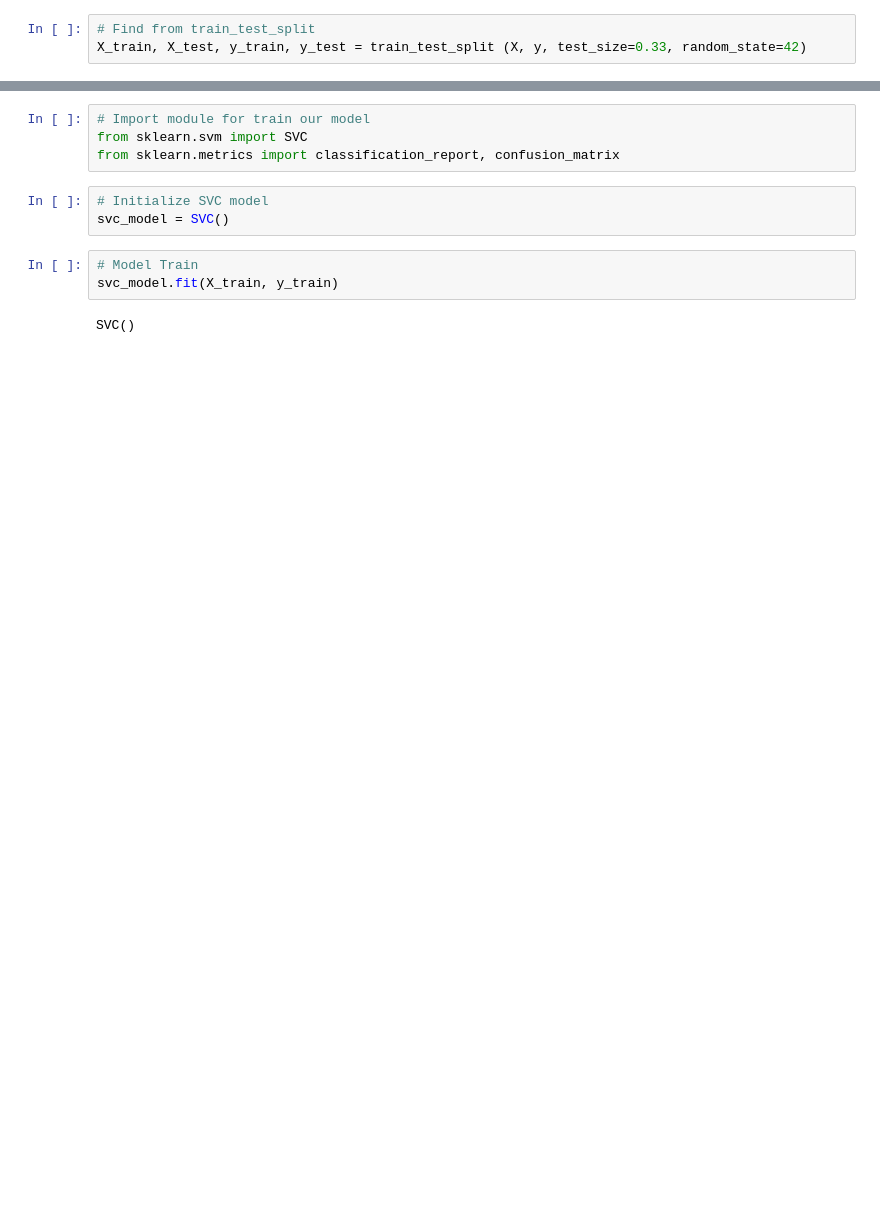
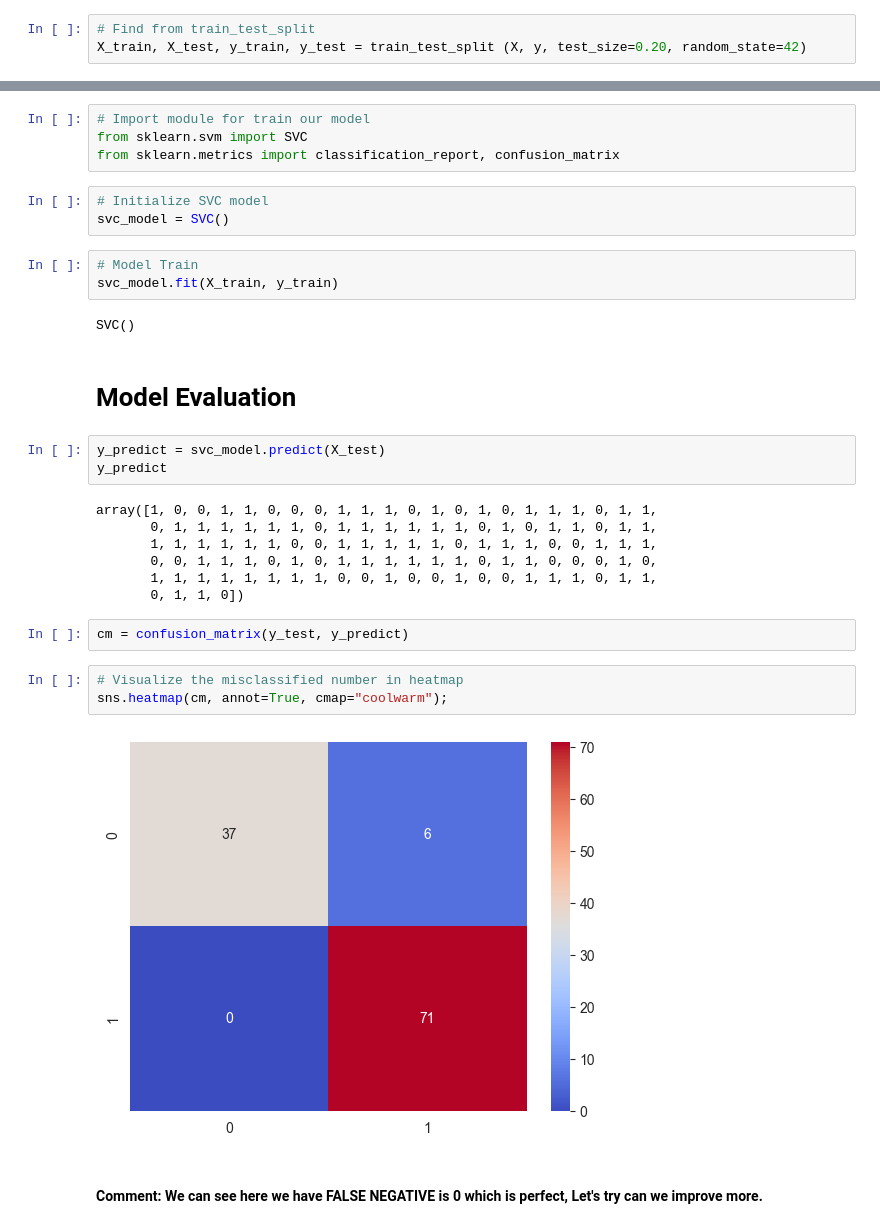
Before and after one commit to Hasan082/Data-Science-Portfolio, a Jupyter notebook: 1. Breast Cancer Classification/Breast Cancer Classification.ipynb, the cells around one changed output, grey strips where cells are left out. Drawn from its saved outputs; the diff is of its cells as text; blank space fills up the shorter version.

Commit message:
Evaluate our model done

```diff
--- a/1. Breast Cancer Classification/Breast Cancer Classification.ipynb
+++ b/1. Breast Cancer Classification/Breast Cancer Classification.ipynb
@@ -172,7 +172,7 @@ Name: target, dtype: int64
 from sklearn.model_selection import train_test_split
 # %%
 # Find from train_test_split
-X_train, X_test, y_train, y_test = train_test_split (X, y, test_size=0.33, random_state=42)
+X_train, X_test, y_train, y_test = train_test_split (X, y, test_size=0.20, random_state=42)
 # %%
 # View Shape of Train and test data
 print(X_train.shape, y_train.shape)
@@ -192,3 +192,24 @@ svc_model = SVC()
 svc_model.fit(X_train, y_train)
 # %% [output]
 SVC()
+# %% [markdown]
+# Model Evaluation
+# %%
+y_predict = svc_model.predict(X_test)
+y_predict
+# %% [output]
+array([1, 0, 0, 1, 1, 0, 0, 0, 1, 1, 1, 0, 1, 0, 1, 0, 1, 1, 1, 0, 1, 1,
+       0, 1, 1, 1, 1, 1, 1, 0, 1, 1, 1, 1, 1, 1, 0, 1, 0, 1, 1, 0, 1, 1,
+       1, 1, 1, 1, 1, 1, 0, 0, 1, 1, 1, 1, 1, 0, 1, 1, 1, 0, 0, 1, 1, 1,
+       0, 0, 1, 1, 1, 0, 1, 0, 1, 1, 1, 1, 1, 1, 0, 1, 1, 0, 0, 0, 1, 0,
+       1, 1, 1, 1, 1, 1, 1, 1, 0, 0, 1, 0, 0, 1, 0, 0, 1, 1, 1, 0, 1, 1,
+       0, 1, 1, 0])
+# %%
+cm = confusion_matrix(y_test, y_predict)
+# %%
+# Visualize the misclassified number in heatmap
+sns.heatmap(cm, annot=True, cmap="coolwarm");
+# %% [output]
+[figure, added]
+# %% [markdown]
+#### Comment: We can see here we have FALSE NEGATIVE is 0 which is perfect, Let's try can we improve more.
```
Also changed, not shown: parts of 1 cell of this notebook.
